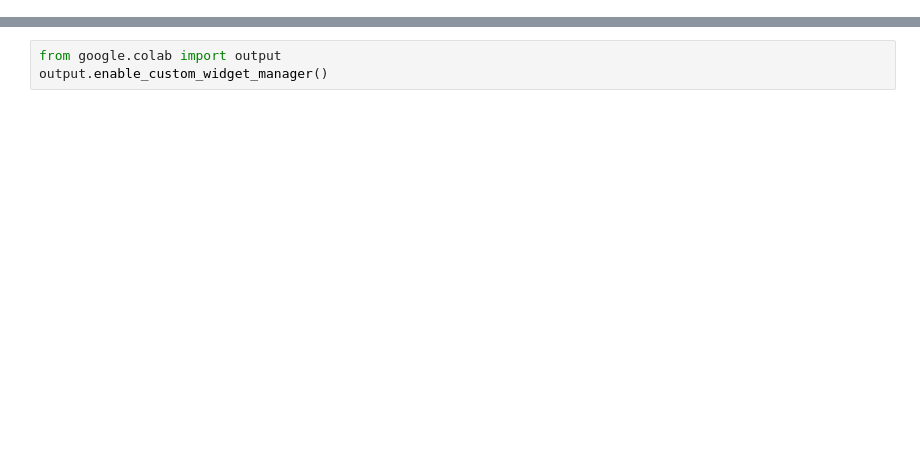
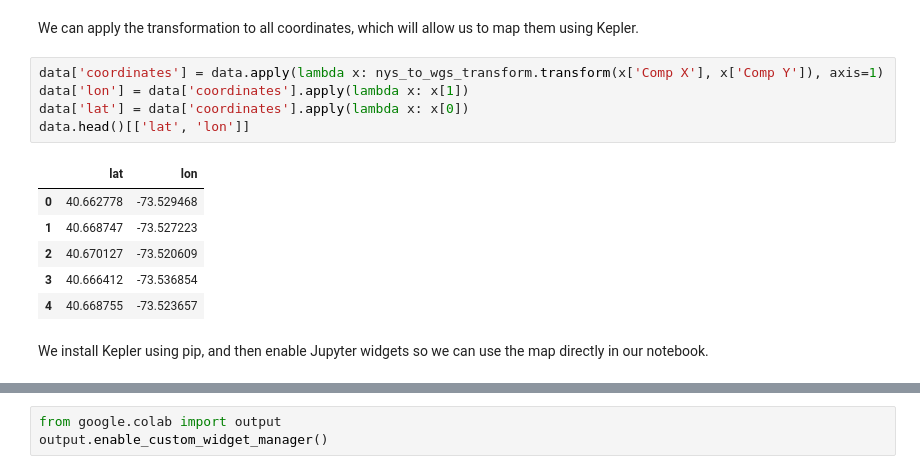
Before and after one commit to oneextrafact/northbellmoreaccidents, a Jupyter notebook: processing.ipynb, the cells around one changed output, grey strips where cells are left out. Saved outputs shown, nothing was run; the diff lists cells and outputs as text; blank space fills up the shorter version.

```diff
--- a/processing.ipynb
+++ b/processing.ipynb
@@ -3,3 +35,19 @@
+# %% [markdown]
+We can apply the transformation to all coordinates, which will allow us to map them using Kepler.
+# %%
+data['coordinates'] = data.apply(lambda x: nys_to_wgs_transform.transform(x['Comp X'], x['Comp Y']), axis=1)
+data['lon'] = data['coordinates'].apply(lambda x: x[1])
+data['lat'] = data['coordinates'].apply(lambda x: x[0])
+data.head()[['lat', 'lon']]
+# %% [output]
+|  | lat | lon |
+| 0 | 40.662778 | -73.529468 |
+| 1 | 40.668747 | -73.527223 |
+| 2 | 40.670127 | -73.520609 |
+| 3 | 40.666412 | -73.536854 |
+| 4 | 40.668755 | -73.523657 |
+# %% [markdown]
+We install Kepler using pip, and then enable Jupyter widgets so we can use the map directly in our notebook.
 # %%
 %pip install keplergl
 # %% [output]
```
Also changed, not shown: parts of 10 cells of this notebook.
